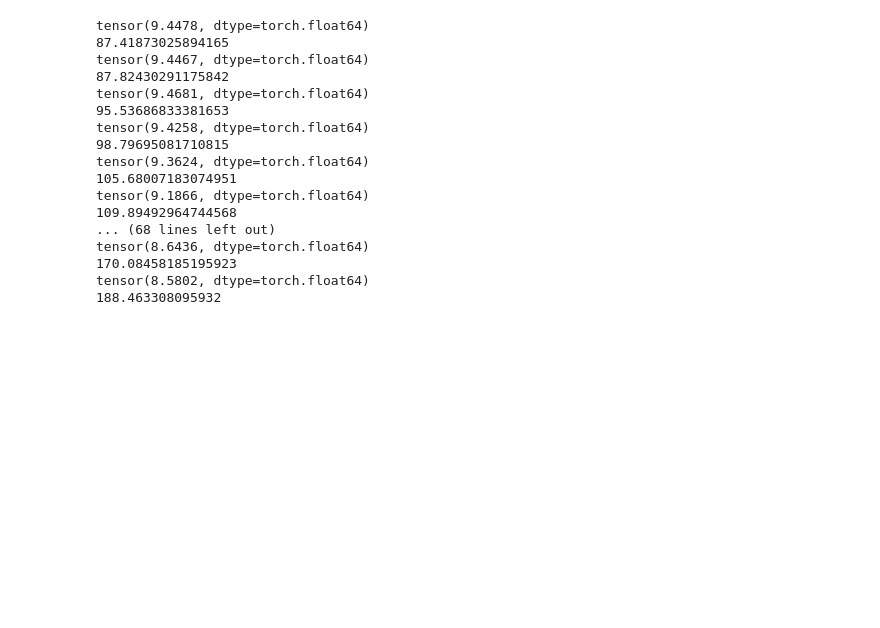
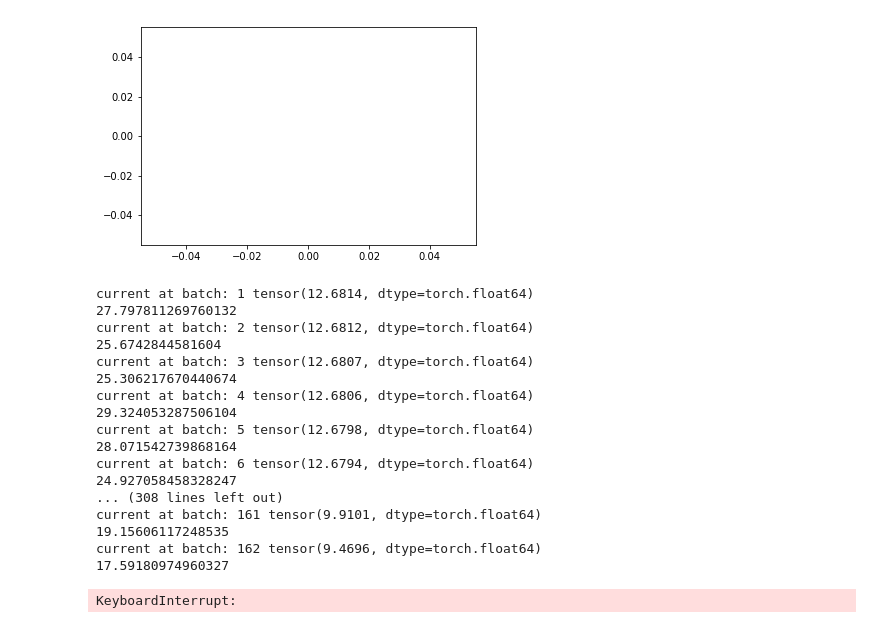
Before and after one commit to DianYu420376/Full-Backprop-Test-on-20-News-1, a Jupyter notebook: supervised.ipynb, the cells around one changed output. Saved outputs shown, nothing was run; the diff lists cells and outputs as text; code cells hidden in the pictures; blank space fills up the shorter version.

```diff
--- a/supervised.ipynb
+++ b/supervised.ipynb
@@ -41,10 +117,15 @@ net.linear.weight.data = torch.randn(net.linear.weight.data.shape).double()
+# %%
+plt.plot(loss_lst)
+plt.show()
+# %% [output]
+[figure, added]
 # %%
 # Training process!
 import time
 # setting training parameters
-batchsize = 1000
+batchsize = 100
 epoch = 40
-lr = 1e6
+lr = 5000
 lr_nmf = 5000
 lr_cl = 5000
 loss_lst = []
@@ -64,7 +145,7 @@ for epo in range(epoch):
         loss.backward()
         loss_lst.append(loss.data)
         total_loss += loss.data
-        print(loss.data)
+        print('current at batch:', i+1, loss.data)
         t2 = time.time()
         print(t2 - t1)
         for A in net.parameters():
@@ -73,20 +154,21 @@ for epo in range(epoch):
             A.data = A.data.clamp(min = 0)
     print('epoch = ', epo, '\n', total_loss)
 # %% [output]
-tensor(9.4478, dtype=torch.float64)
-87.41873025894165
-tensor(9.4467, dtype=torch.float64)
-87.82430291175842
-tensor(9.4681, dtype=torch.float64)
-95.53686833381653
-tensor(9.4258, dtype=torch.float64)
-98.79695081710815
-tensor(9.3624, dtype=torch.float64)
-105.68007183074951
-tensor(9.1866, dtype=torch.float64)
-109.89492964744568
-... (68 lines left out)
-tensor(8.6436, dtype=torch.float64)
-170.08458185195923
-tensor(8.5802, dtype=torch.float64)
-188.463308095932
+current at batch: 1 tensor(12.6814, dtype=torch.float64)
+27.797811269760132
+current at batch: 2 tensor(12.6812, dtype=torch.float64)
+25.6742844581604
+current at batch: 3 tensor(12.6807, dtype=torch.float64)
+25.306217670440674
+current at batch: 4 tensor(12.6806, dtype=torch.float64)
+29.324053287506104
+current at batch: 5 tensor(12.6798, dtype=torch.float64)
+28.071542739868164
+current at batch: 6 tensor(12.6794, dtype=torch.float64)
+24.927058458328247
+... (308 lines left out)
+current at batch: 161 tensor(9.9101, dtype=torch.float64)
+19.15606117248535
+current at batch: 162 tensor(9.4696, dtype=torch.float64)
+17.59180974960327
+KeyboardInterrupt:
```
Also changed, not shown: parts of 5 cells of this notebook, 10 other files.
